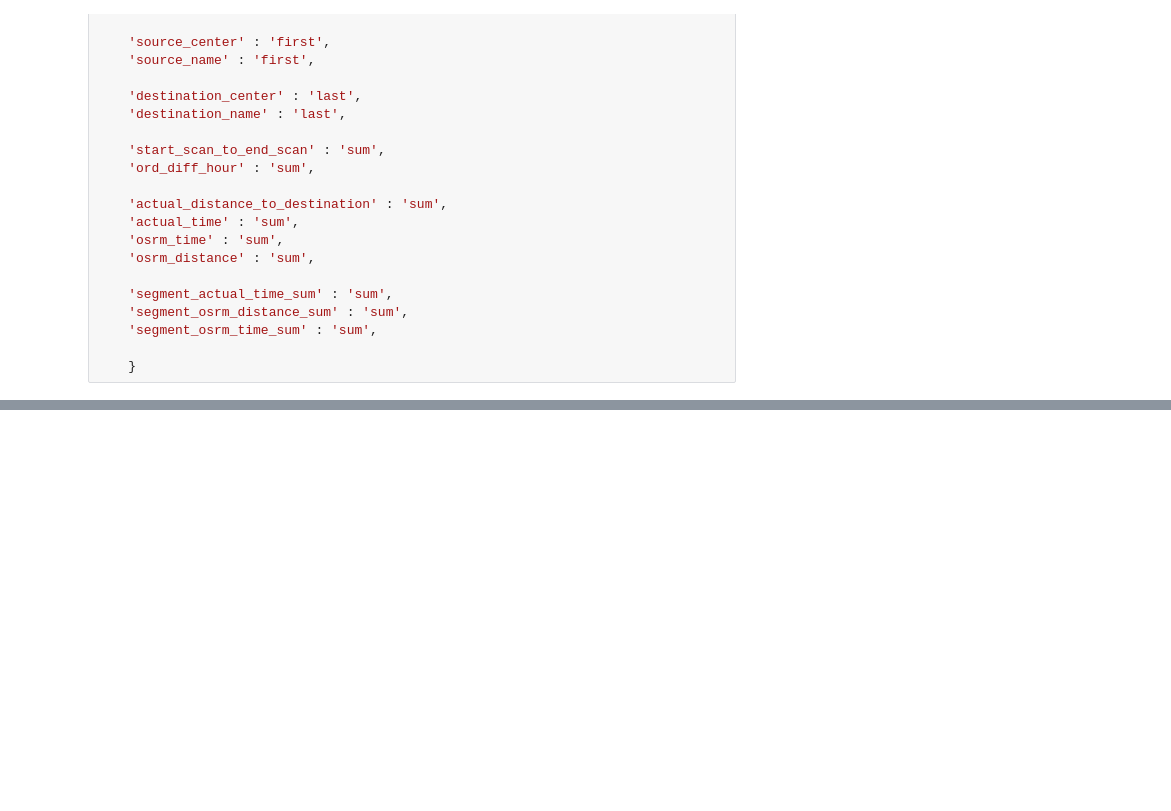
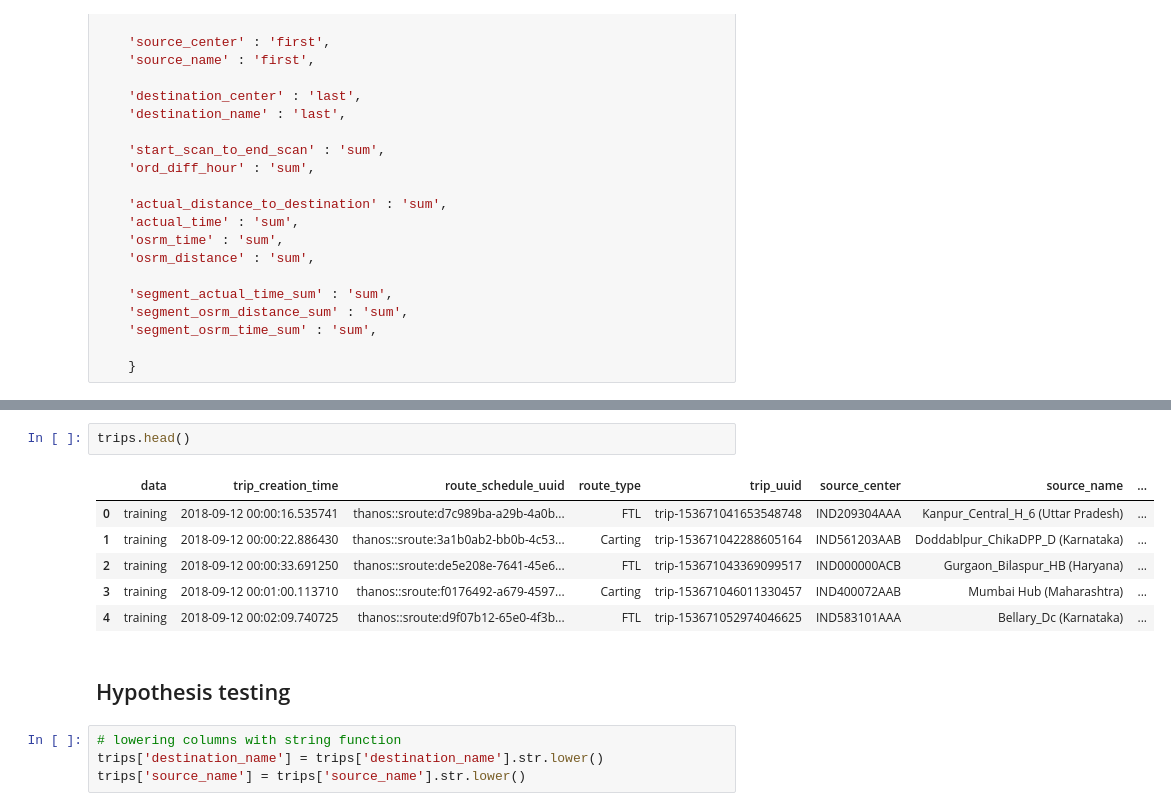
Before and after one commit to Shyamu431/delhivery, a Jupyter notebook: delhivery.ipynb, the cells around one changed output, grey strips where cells are left out. Cells and saved outputs as stored; diff of their text form; blank space fills up the shorter version.

```diff
--- a/delhivery.ipynb
+++ b/delhivery.ipynb
@@ -268,0 +255,15 @@ segment.groupby('trip_uuid').agg(create_trip_dict).reset_index(drop=True)
+# %%
+trips.head()
+# %% [output]
+|  | data | trip_creation_time | route_schedule_uuid | route_type | trip_uuid | source_center | source_name | ... |
+| 0 | training | 2018-09-12 00:00:16.535741 | thanos::sroute:d7c989ba-a29b-4a0b... | FTL | trip-153671041653548748 | IND209304AAA | Kanpur_Central_H_6 (Uttar Pradesh) | ... |
+| 1 | training | 2018-09-12 00:00:22.886430 | thanos::sroute:3a1b0ab2-bb0b-4c53... | Carting | trip-153671042288605164 | IND561203AAB | Doddablpur_ChikaDPP_D (Karnataka) | ... |
+| 2 | training | 2018-09-12 00:00:33.691250 | thanos::sroute:de5e208e-7641-45e6... | FTL | trip-153671043369099517 | IND000000ACB | Gurgaon_Bilaspur_HB (Haryana) | ... |
+| 3 | training | 2018-09-12 00:01:00.113710 | thanos::sroute:f0176492-a679-4597... | Carting | trip-153671046011330457 | IND400072AAB | Mumbai Hub (Maharashtra) | ... |
+| 4 | training | 2018-09-12 00:02:09.740725 | thanos::sroute:d9f07b12-65e0-4f3b... | FTL | trip-153671052974046625 | IND583101AAA | Bellary_Dc (Karnataka) | ... |
+# %% [markdown]
+## Hypothesis testing
+# %%
+# lowering columns with string function
+trips['destination_name'] = trips['destination_name'].str.lower()
+trips['source_name'] = trips['source_name'].str.lower()
```
Also changed, not shown: parts of 4 cells of this notebook.
